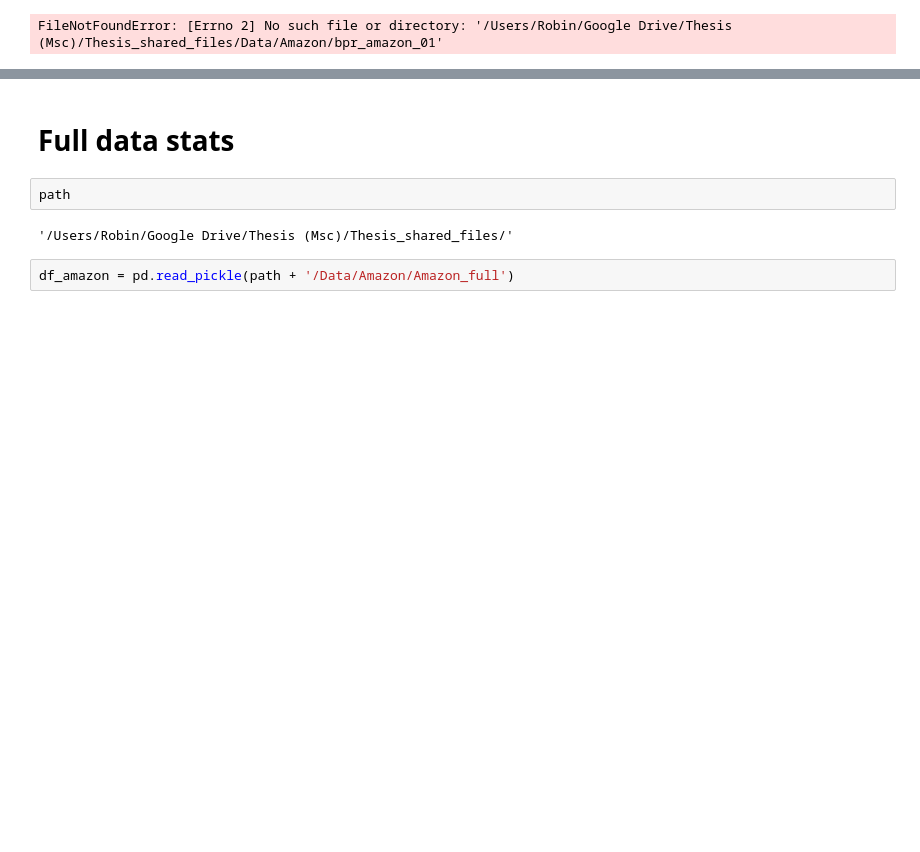
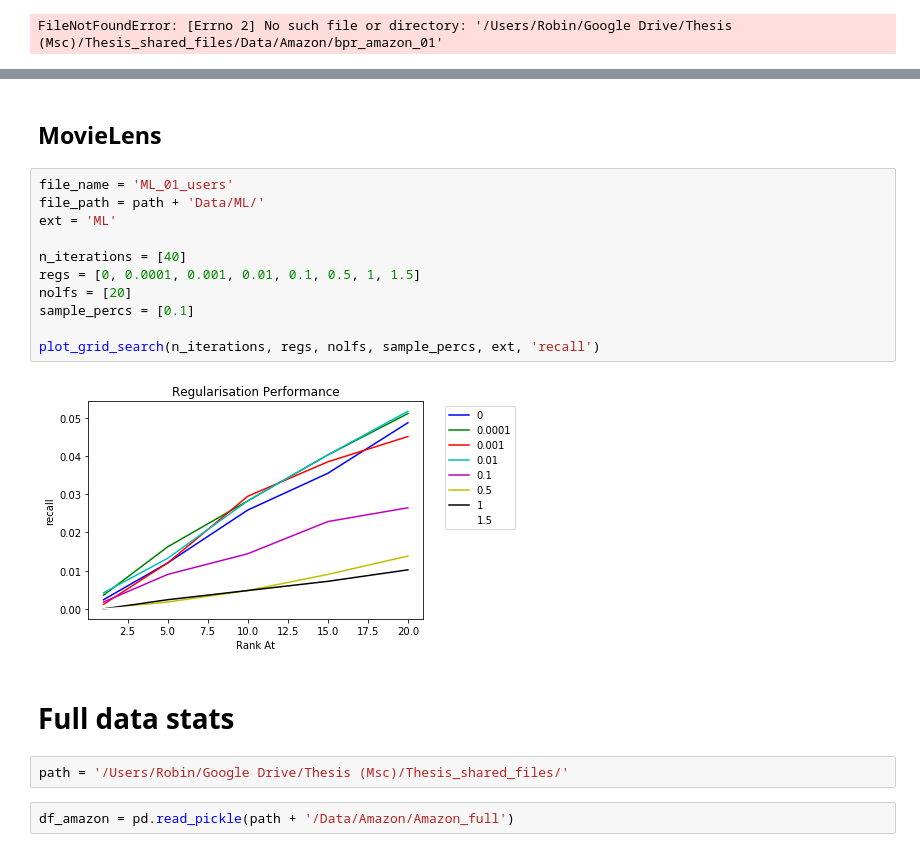
Before and after one commit to ROpdam/recommender_comparison, a Jupyter notebook: visualize_results.ipynb, the cells around one changed output, grey strips where cells are left out. Saved outputs shown, nothing was run; the diff lists cells and outputs as text; blank space fills up the shorter version.

```diff
--- a/visualize_results.ipynb
+++ b/visualize_results.ipynb
@@ -305,9 +351,22 @@ FileNotFoundError: [Errno 2] No such file or directory: '/Users/Robin/Google Dri
+# %% [markdown]
+## MovieLens
+# %%
+file_name = 'ML_01_users'
+file_path = path + 'Data/ML/'
+ext = 'ML'
+
+n_iterations = [40]
+regs = [0, 0.0001, 0.001, 0.01, 0.1, 0.5, 1, 1.5]
+nolfs = [20]
+sample_percs = [0.1]
+
+plot_grid_search(n_iterations, regs, nolfs, sample_percs, ext, 'recall')
+# %% [output]
+[figure, added]
 # %% [markdown]
 # Full data stats
-# %%
-path
-# %% [output]
-'/Users/Robin/Google Drive/Thesis (Msc)/Thesis_shared_files/'
+# %%
+path = '/Users/Robin/Google Drive/Thesis (Msc)/Thesis_shared_files/'
 # %%
 df_amazon = pd.read_pickle(path + '/Data/Amazon/Amazon_full')
 # %%
```
Also changed, not shown: parts of 6 cells of this notebook, 4 other files.
